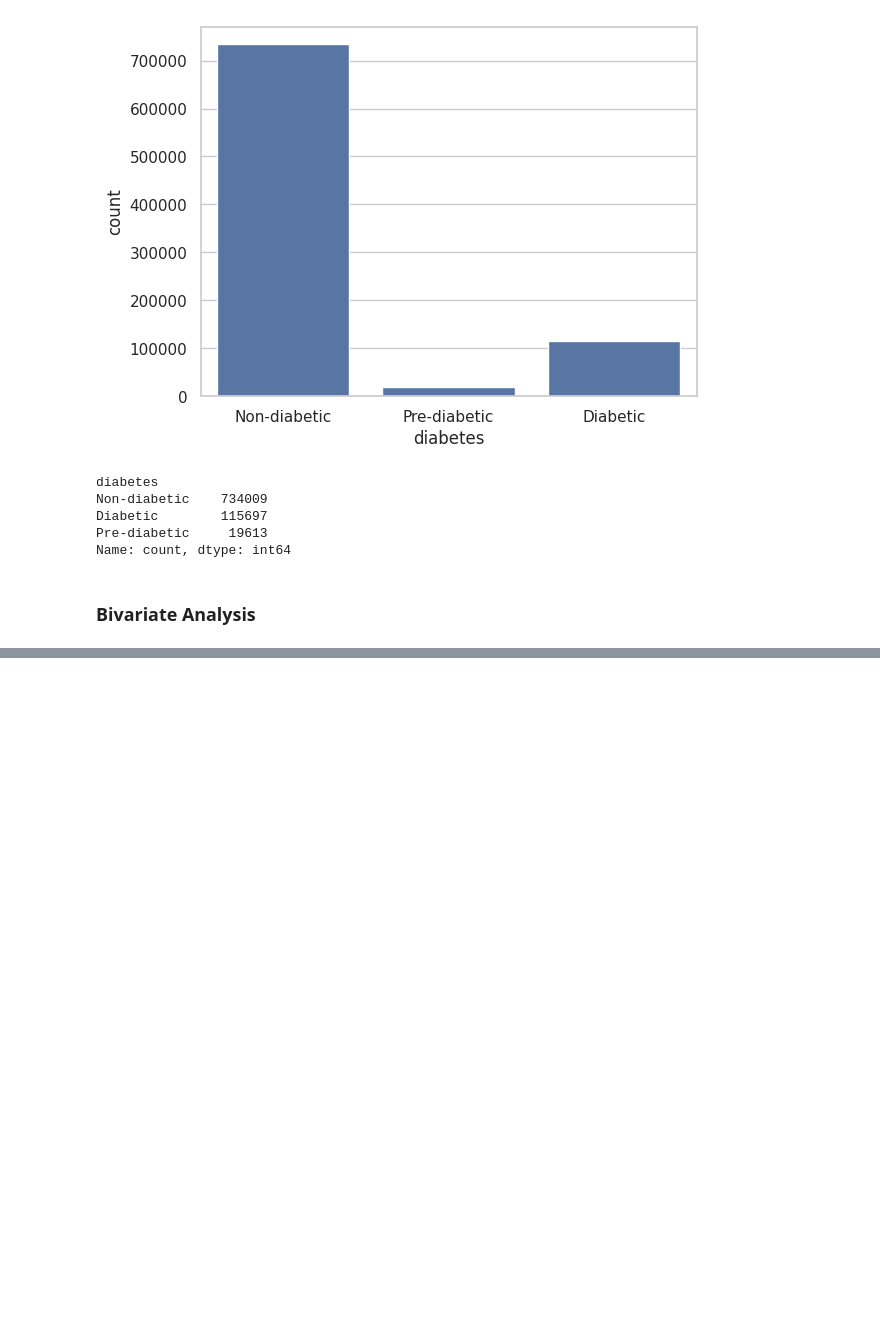
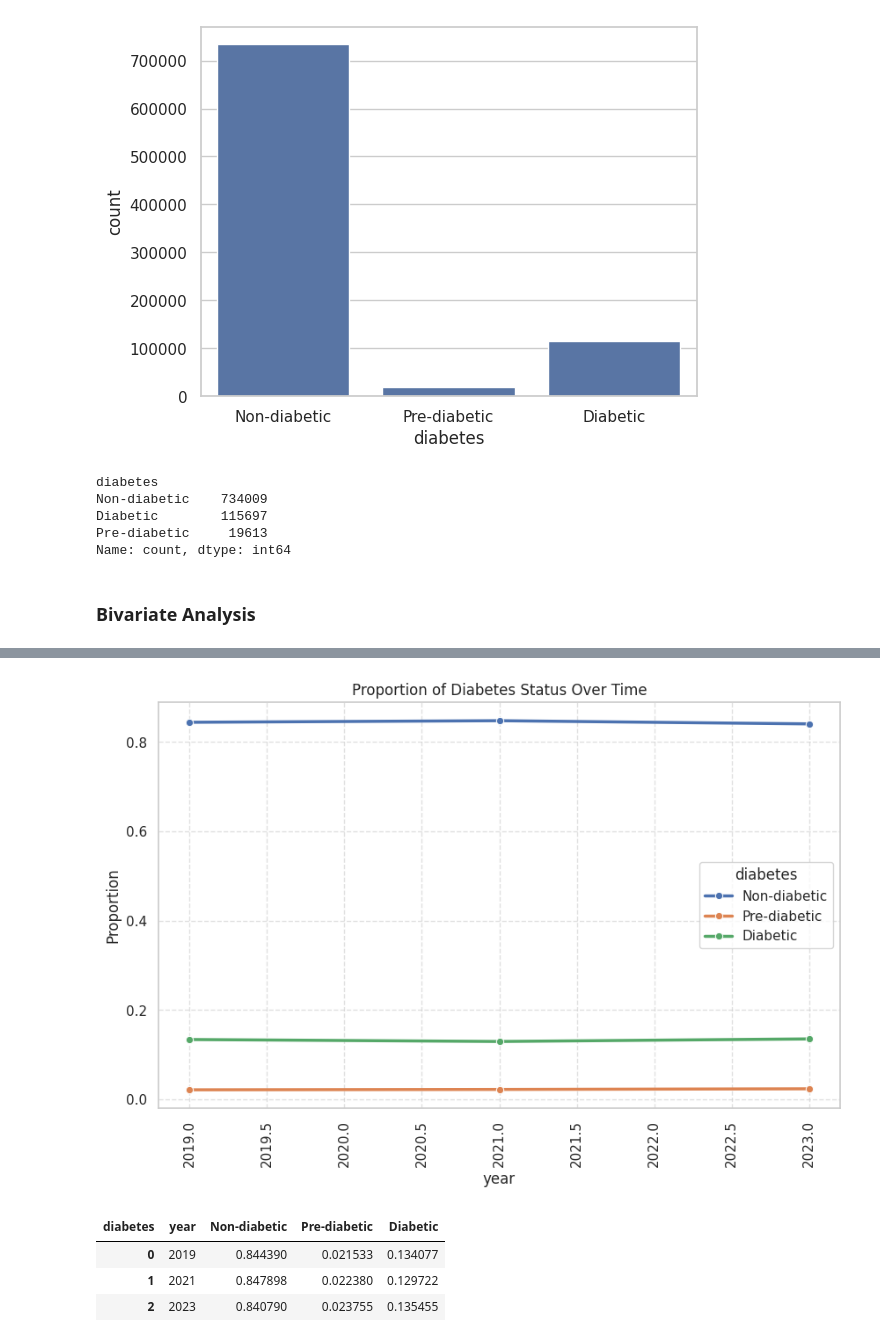
Before and after one commit to maradeben/wotosuga-core, a Jupyter notebook: model_building/notebook.ipynb, the cells around one changed output, grey strips where cells are left out. Cells and saved outputs as stored; diff of their text form; code cells hidden in the pictures; blank space fills up the shorter version.

```diff
--- a/model_building/notebook.ipynb
+++ b/model_building/notebook.ipynb
@@ -837,0 +887,31 @@ Name: count, dtype: int64
+# %%
+# 1. Calculate the proportions (normalized by row/index)
+proportions = pd.crosstab(df['year'], df['diabetes'], normalize='index').reset_index()
+# 2. Melt the data so it's back in a "long format" that Seaborn loves
+df_melted = proportions.melt(id_vars='year', value_name='proportion')
+
+# 3. Plot using sns.lineplot
+plt.figure(figsize=(10, 6))
+sns.lineplot(
+    data=df_melted,
+    x='year',
+    y='proportion',
+    hue='diabetes',
+    marker='o',     # Adds dots to each year point
+    linewidth=2.5
+)
+
+plt.title("Proportion of Diabetes Status Over Time")
+plt.ylabel("Proportion")
+plt.xticks(rotation=90)
+plt.grid(True, linestyle='--', alpha=0.6) # Adds a clean grid for tracking trends
+plt.show()
+# %% [output]
+[figure, added]
+# %%
+proportions
+# %% [output]
+| diabetes | year | Non-diabetic | Pre-diabetic | Diabetic |
+| 0 | 2019 | 0.844390 | 0.021533 | 0.134077 |
+| 1 | 2021 | 0.847898 | 0.022380 | 0.129722 |
+| 2 | 2023 | 0.840790 | 0.023755 | 0.135455 |
```
Also changed, not shown: parts of 44 cells of this notebook.
